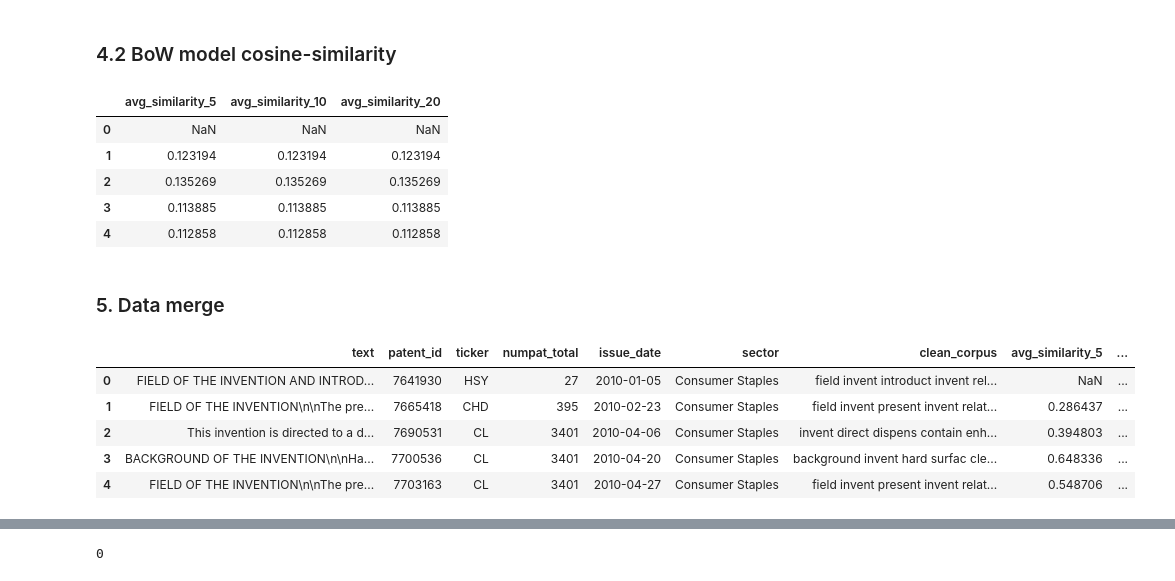
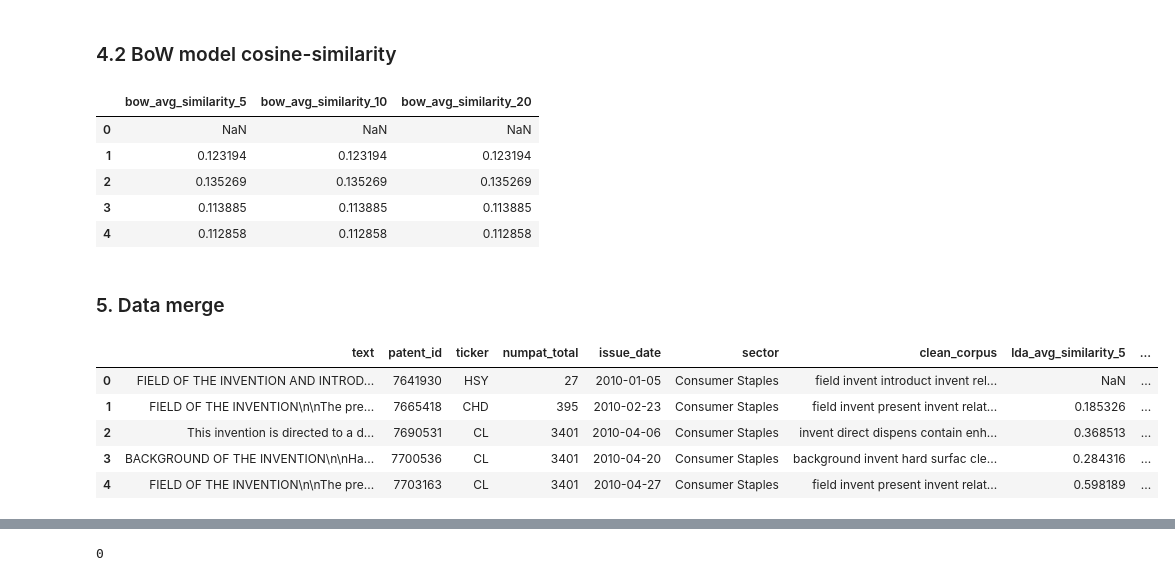
Before and after one commit to CatalinaOdizzio/Forcasting, a Jupyter notebook: final project/2_LDA_Topic_Modelling_final project.ipynb, the cells around one changed output, grey strips where cells are left out. Saved outputs shown, nothing was run; the diff lists cells and outputs as text; code cells hidden in the pictures.

```diff
--- a/final project/2_LDA_Topic_Modelling_final project.ipynb
+++ b/final project/2_LDA_Topic_Modelling_final project.ipynb
@@ -241,7 +241,7 @@ After identifying the optimal number of topics, we create the LDA topic model fo
 # %%
 # Model
 
-sector_lda = lda_model(sector_df_corpus,7)
+sector_lda = lda_model(sector_df_corpus,8)
 # %%
 # Visualization
 
@@ -320,9 +320,9 @@ def similarity_measure(theta_array):
         avg_similarity_20 = np.mean(similarities[:20])
 
         # Append the results to the list
-        result_data.append({'avg_similarity_5': avg_similarity_5,
-                            'avg_similarity_10': avg_similarity_10,
-                            'avg_similarity_20': avg_similarity_20})
+        result_data.append({'lda_avg_similarity_5': avg_similarity_5,
+                            'lda_avg_similarity_10': avg_similarity_10,
+                            'lda_avg_similarity_20': avg_similarity_20})
 
     # Create the DataFrame from the list of dictionaries
     result_df = pd.DataFrame(result_data)
@@ -378,9 +378,9 @@ def bow_similarity_measure(bow_corpus):
         avg_similarity_20 = np.mean(similarities[:20])
 
         # Append the results to the list
-        result_data.append({'avg_similarity_5': avg_similarity_5,
-                            'avg_similarity_10': avg_similarity_10,
-                            'avg_similarity_20': avg_similarity_20})
+        result_data.append({'bow_avg_similarity_5': avg_similarity_5,
+                            'bow_avg_similarity_10': avg_similarity_10,
+                            'bow_avg_similarity_20': avg_similarity_20})
 
     # Create the DataFrame from the list of dictionaries
     result_df = pd.DataFrame(result_data)
@@ -390,7 +390,7 @@ def bow_similarity_measure(bow_corpus):
 bow_sector_similarity = bow_similarity_measure(sector_bow)
 bow_sector_similarity.head()
 # %% [output]
-|  | avg_similarity_5 | avg_similarity_10 | avg_similarity_20 |
+|  | bow_avg_similarity_5 | bow_avg_similarity_10 | bow_avg_similarity_20 |
 | 0 | NaN | NaN | NaN |
 | 1 | 0.123194 | 0.123194 | 0.123194 |
 | 2 | 0.135269 | 0.135269 | 0.135269 |
@@ -401,15 +401,16 @@ bow_sector_similarity.head()
 # %%
 # Concatenate original df with new variables
 
-sector_final = pd.concat([sector_df,sector_similarity], axis=1)
+sector_final = pd.concat([sector_df,lda_sector_similarity], axis=1)
+sector_final = pd.concat([sector_final,bow_sector_similarity], axis=1)
 sector_final.head(5)
 # %% [output]
-|  | text | patent_id | ticker | numpat_total | issue_date | sector | clean_corpus | avg_similarity_5 | ... |
+|  | text | patent_id | ticker | numpat_total | issue_date | sector | clean_corpus | lda_avg_similarity_5 | ... |
 | 0 | FIELD OF THE INVENTION AND INTROD... | 7641930 | HSY | 27 | 2010-01-05 | Consumer Staples | field invent introduct invent rel... | NaN | ... |
-| 1 | FIELD OF THE INVENTION\n\nThe pre... | 7665418 | CHD | 395 | 2010-02-23 | Consumer Staples | field invent present invent relat... | 0.286437 | ... |
-| 2 | This invention is directed to a d... | 7690531 | CL | 3401 | 2010-04-06 | Consumer Staples | invent direct dispens contain enh... | 0.394803 | ... |
-| 3 | BACKGROUND OF THE INVENTION\n\nHa... | 7700536 | CL | 3401 | 2010-04-20 | Consumer Staples | background invent hard surfac cle... | 0.648336 | ... |
-| 4 | FIELD OF THE INVENTION\n\nThe pre... | 7703163 | CL | 3401 | 2010-04-27 | Consumer Staples | field invent present invent relat... | 0.548706 | ... |
+| 1 | FIELD OF THE INVENTION\n\nThe pre... | 7665418 | CHD | 395 | 2010-02-23 | Consumer Staples | field invent present invent relat... | 0.185326 | ... |
+| 2 | This invention is directed to a d... | 7690531 | CL | 3401 | 2010-04-06 | Consumer Staples | invent direct dispens contain enh... | 0.368513 | ... |
+| 3 | BACKGROUND OF THE INVENTION\n\nHa... | 7700536 | CL | 3401 | 2010-04-20 | Consumer Staples | background invent hard surfac cle... | 0.284316 | ... |
+| 4 | FIELD OF THE INVENTION\n\nThe pre... | 7703163 | CL | 3401 | 2010-04-27 | Consumer Staples | field invent present invent relat... | 0.598189 | ... |
 # %%
 sector_final = sector_final.sort_values(by='issue_date').reset_index(drop=True)
 # %%
```
Also changed, not shown: parts of 5 cells of this notebook, 2 other files.
